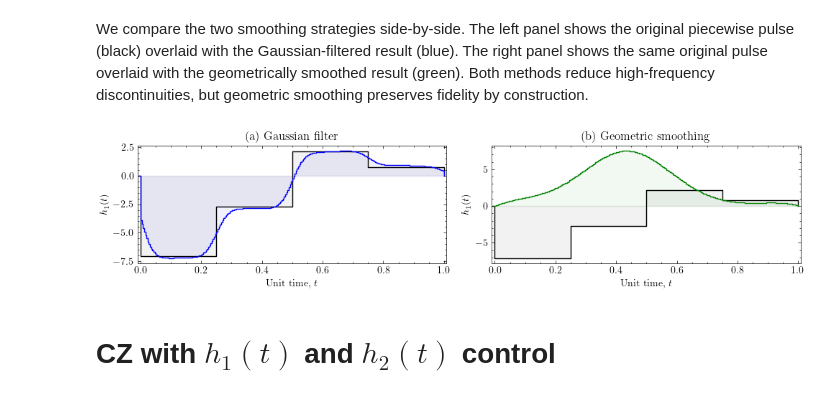
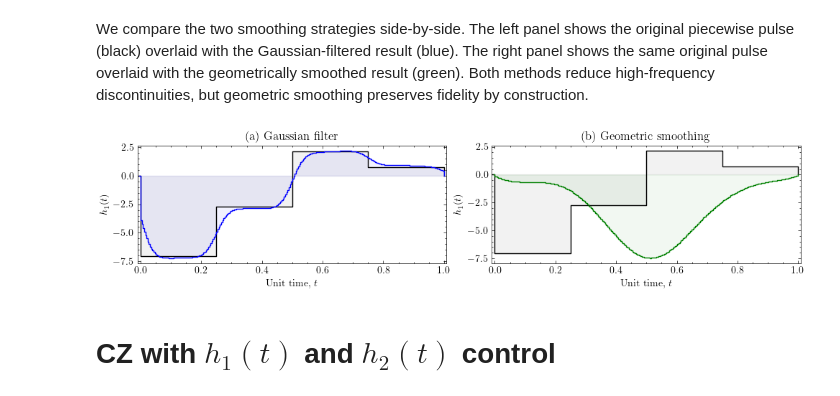
Before and after one commit to dyylan/geope, a Jupyter notebook: docs/examples/pulse_smoothing.ipynb, the cells around one changed output. Cells and saved outputs as stored; diff of their text form; code cells hidden in the pictures.

```diff
--- a/docs/examples/pulse_smoothing.ipynb
+++ b/docs/examples/pulse_smoothing.ipynb
@@ -61,7 +61,9 @@ Two `Geope` optimisers are created: one for geometric smoothing and one for the
 # %%
 nqubits = 2
 
-target = np.array([[1,0,0,0],[0,1.j,0,0],[0,0,1.j,0],[0,0,0,1]])
+# CZ up to single-qubit Z rotations, with the phases reached by the ZZ drift
+# under U = exp(-iH).
+target = np.array([[1,0,0,0],[0,-1.j,0,0],[0,0,-1.j,0],[0,0,0,1]])
 gates = 4
 basis = construct_full_pauli_basis(nqubits)
 max_step_size = 0.1
@@ -103,7 +105,12 @@ while c < 6 and not success:
                              verbose=True,
                              history=History())
         steps.append(opt_geope.history.steps[-1])
-    success, _ = Gecko(opt_geope.params).smooth(piecewise_steps_multiplier=2, smoothing_rate=0.001, max_smoothing_steps=500, diff_tol=0.00001)
+    # Gecko works on phi, the pulse amplitude, and a subdivision halves delta_t
+    # while leaving phi alone. This rate and tolerance were tuned on rotation
+    # angles phi * delta_t; the smoothing step scales as rate / ||phi|| and the
+    # cost as ||phi||^2, so both carry 1 / delta_t**2 to stay equivalent.
+    dt_next = opt_geope.params.delta_t / 2
+    success, _ = Gecko(opt_geope.params).smooth(piecewise_steps_multiplier=2, smoothing_rate=0.001 / dt_next**2, max_smoothing_steps=500, diff_tol=0.00001 / dt_next**2)
     steps.append(opt_geope.history.steps[-1])
     c+=1
 opt_geope.optimize(max_steps=100, max_step_size=max_step_size, gram_schmidt_step_size=1.2*max_step_size)
@@ -161,5 +162,6 @@ print(f"After: {fid}")
 
 # Adopt the Gaussian-smoothed pulse as the live state, then re-optimise.
 opt_geope_gf.params.parameters = after_params
+opt_geope_gf.params.fidelity = fid  # keep the live fidelity describing the live pulse
 opt_geope_gf.optimize(max_steps=100, max_step_size=max_step_size, gram_schmidt_step_size=1.2*max_step_size)
 # %% [output]
@@ -186,10 +187,15 @@ orig_gates = [float(i)/orig_scaling for i in range(-1, opt_geope.history.paramet
 smoothed_gates = [float(i)/smoothed_scaling for i in range(-1, opt_geope.params.parameters.shape[0]+1)]
 gf_gates = [float(i)/gf_scaling for i in range(-1, opt_geope_gf.params.parameters.shape[0]+1)]
 
+# phi is the field amplitude over segments of length delta_t; on the unit-time
+# axis t = tau / total_time the field is phi * total_time, which subdivision
+# leaves unchanged, so one factor serves every pulse below.
+amplitude_scale = opt_geope.params.total_time
+
 fig, axs = plt.subplots(1, 2, figsize=(10, 2.5), sharex=True)
 
 for i, strength in enumerate(opt_geope.history.parameters[steps[0]].T):
-    strength = [s*orig_scaling for s in strength]
+    strength = [s*amplitude_scale for s in strength]
     if opt_geope.params.basis.labels[i] in opt_geope.params.projected_basis.labels:
         axs[0].step(orig_gates,
                     np.append(np.array([0]), np.append(strength,np.array([0]))),
@@ -203,7 +209,7 @@ for i, strength in enumerate(opt_geope.history.parameters[steps[0]].T):
                             alpha=0.05)
 
 for i, strength in enumerate(opt_geope_gf.params.parameters.T):
-    strength = [s*gf_scaling for s in strength]
+    strength = [s*amplitude_scale for s in strength]
     if opt_geope_gf.params.basis.labels[i] in opt_geope_gf.params.projected_basis.labels:
         axs[0].step(gf_gates,
                     np.append(np.array([0]), np.append(strength,np.array([0]))),
@@ -217,7 +223,7 @@ for i, strength in enumerate(opt_geope_gf.params.parameters.T):
                             alpha=alpha)
 
 for i, strength in enumerate(opt_geope.history.parameters[steps[0]].T):
-    strength = [s*orig_scaling for s in strength]
+    strength = [s*amplitude_scale for s in strength]
     if opt_geope.params.basis.labels[i] in opt_geope.params.projected_basis.labels:
         axs[1].step(orig_gates,
                     np.append(np.array([0]), np.append(strength,np.array([0]))),
@@ -231,38 +237,38 @@ for i, strength in enumerate(opt_geope.history.parameters[steps[0]].T):
                             alpha=0.05)
 
 for i, strength in enumerate(opt_geope.params.parameters.T):
-    strength = [s*smoothed_scaling for s in strength]
+    strength = [s*amplitude_scale for s in strength]
     if opt_geope.params.basis.labels[i] in opt_geope.params.projected_basis.labels:
         axs[1].step(smoothed_gates,
                     np.append(np.array([0]), np.append(strength,np.array([0]))),
                     where='post',
                     label=opt_geope.params.basis.plot_labels[i],
                     color=geometric_smoothing_colour)
         axs[1].fill_between(smoothed_gates,
                             np.append(np.array([0]), np.append(strength,np.array([0]))),
                             step='post',
                             color=geometric_smoothing_colour,
                             alpha=alpha)
 
 
 for ax in axs:
     # ax.legend(loc='upper right')
     ax.grid(False)
     ax.set_xlim(-0.01,smoothed_gates[-1]+0.008)
     # ax.set_ylim(y_limits[0],y_limits[1])
 
 axs[0].set_title(f"(a) Gaussian filter")
 axs[1].set_title(f"(b) Geometric smoothing")
 
 axs[0].set_xlabel("Unit time, $t$")
 axs[1].set_xlabel("Unit time, $t$")
 axs[0].set_ylabel(f"$h_1(t)$")
 axs[1].set_ylabel(f"$h_1(t)$")
 
 plt.tight_layout()
 plt.show()
 # %% [output]
-[figure, old version]
+[figure, new version]
 # %% [markdown]
 # CZ with $h_1(t)$ and $h_2(t)$ control
 # %% [markdown]
```
Also changed, not shown: parts of 4 cells of this notebook, 2 other files.
